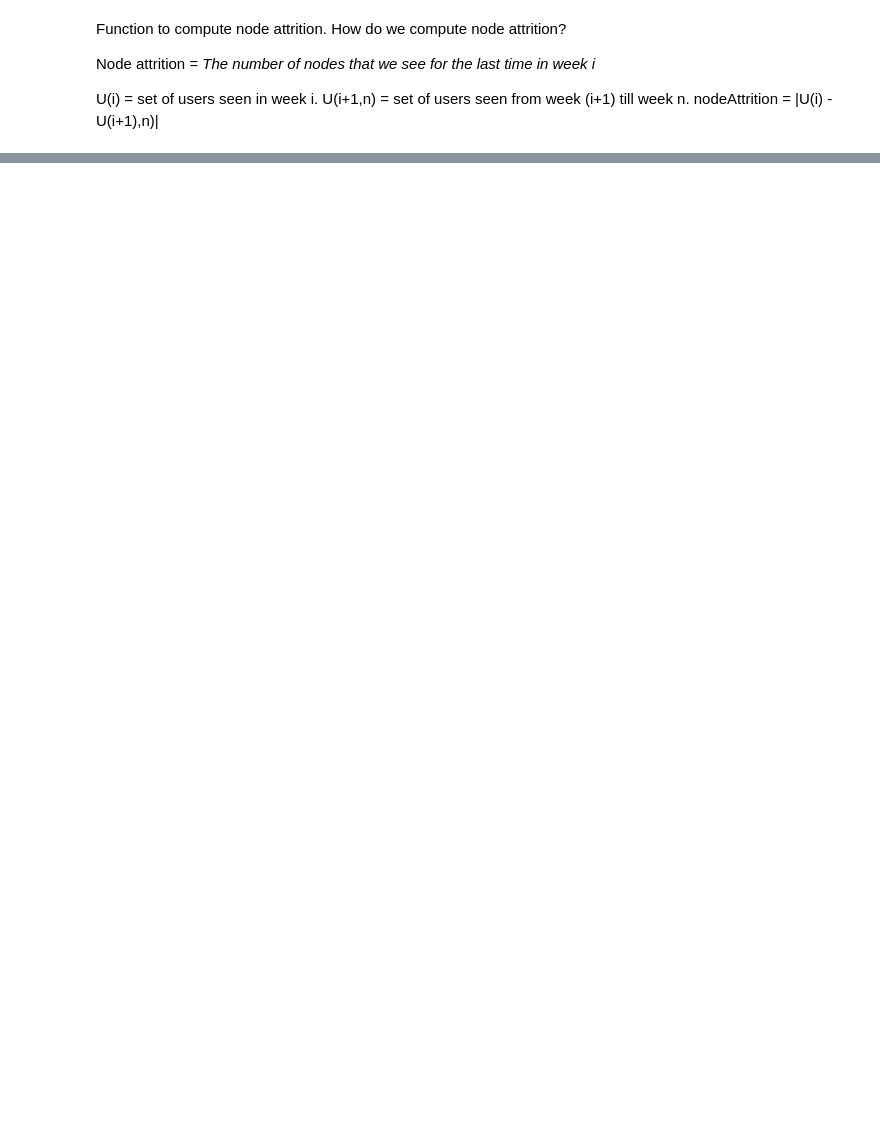
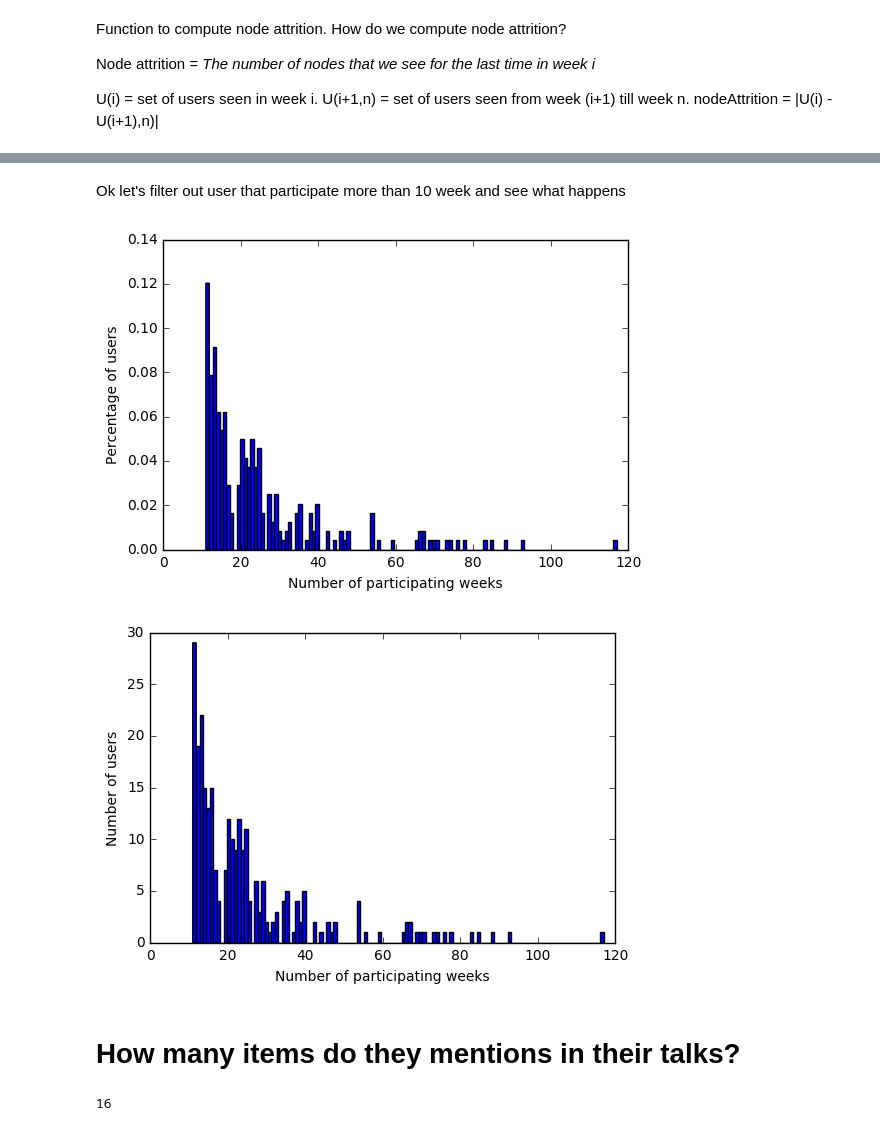
Before and after one commit to totucuong/wikidata, a Jupyter notebook: python/Node Addition and Attrition plot.ipynb, the cells around one changed output, grey strips where cells are left out. Cells and saved outputs as stored; diff of their text form; code cells hidden in the pictures; blank space fills up the shorter version.

```diff
--- a/python/Node Addition and Attrition plot.ipynb
+++ b/python/Node Addition and Attrition plot.ipynb
@@ -113,0 +168,40 @@ Does it means we are loosing people as fast as we getting people.
+# %% [markdown]
+Ok let's filter out user that participate more than 10 week and see what happens
+# %%
+fdata = [i for i in data if i > 10]
+plt.hist(fdata,120, normed=True)
+plt.xlabel("Number of participating weeks")
+plt.ylabel("Percentage of users")
+plt.show()
+plt.hist(fdata,120, normed=False)
+plt.xlabel("Number of participating weeks")
+plt.ylabel("Number of users")
+plt.show()
+# %% [output]
+[figure, added]
+[figure, added]
+# %% [markdown]
+# How many items do they mentions in their talks?
+# %%
+def getSetOfArtifacts(pathToDataFile):
+    f = open(pathToDataFile, 'r')
+    artifacts = []
+    for l in f:
+        items = l.split(";")
+        if len(items) > 4:
+            for i in range(3, len(items)-1):
+                if items[i].startswith('P') or items[i].startswith('Q'):  # this is to remove wrong-formatted artifacts. Need to fix generating code.
+                    artifacts.append(items[i])
+    return set(artifacts)
+
+def getAllSetOfArtifacts(filePrefix, numberOfWeeks):
+    result = []
+    for i in range(0, numberOfWeeks):
+        result.append(getSetOfArtifacts(filePrefix + str(i)))
+    return result
+
+
+print(len(getSetOfArtifacts('/Users/totucuong-standard/Projects/wikisocial/data/wtp-networksv2/wtpnetwork_timestamp.csv_1')))
+# print(getAllSetOfArtifacts('/Users/totucuong-standard/Projects/wikisocial/data/wtp-networksv2/wtpnetwork_timestamp.csv_', numberOfWeeks=233))
+# %% [output]
+16
```
Also changed, not shown: parts of 12 cells of this notebook.
